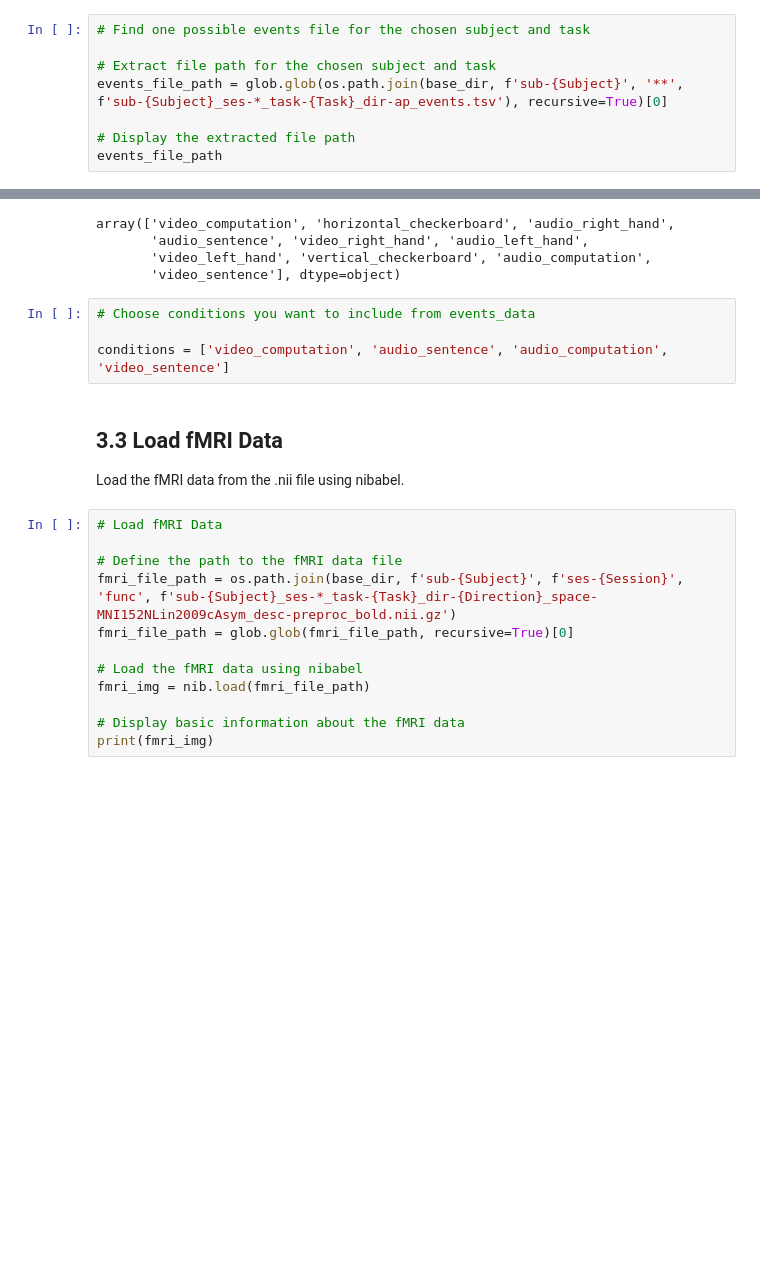
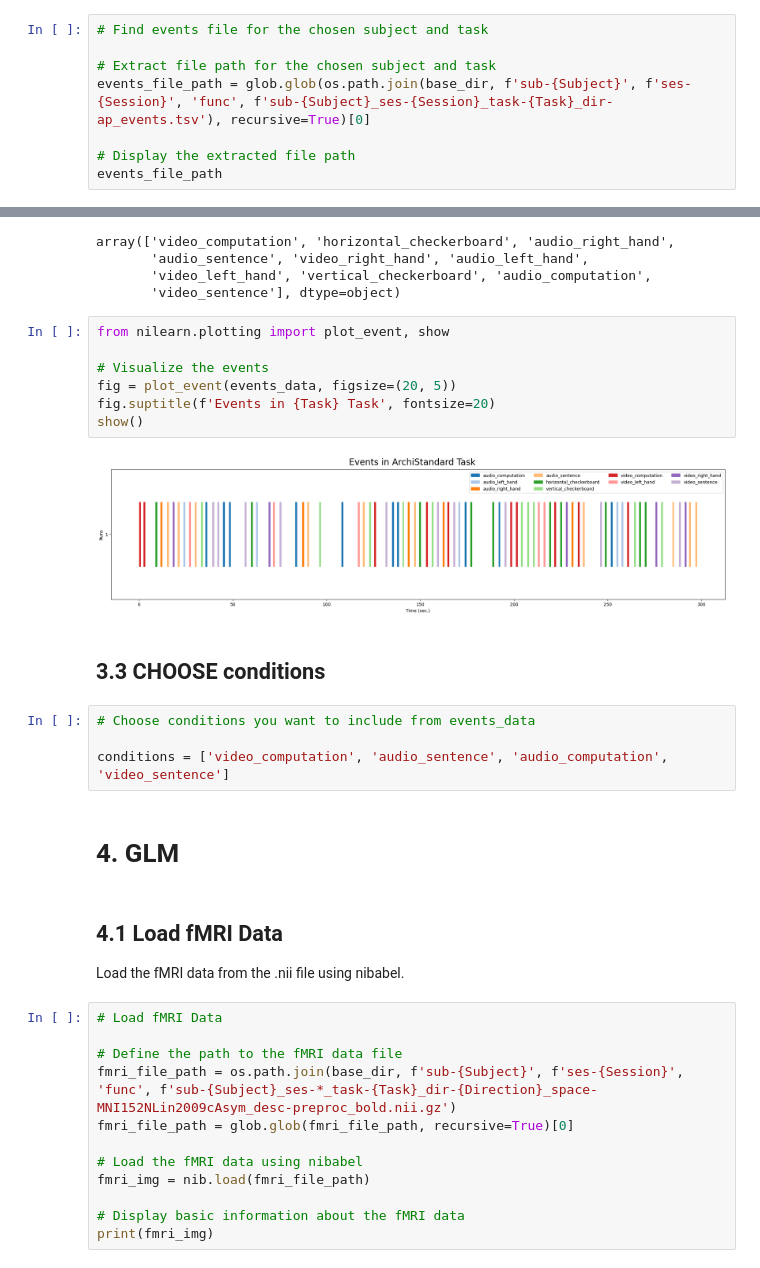
Before and after one commit to hannah1809/ibc_latent, a Jupyter notebook: First_GLM.ipynb, the cells around one changed output, grey strips where cells are left out. Saved outputs shown, nothing was run; the diff lists cells and outputs as text; blank space fills up the shorter version.

```diff
--- a/First_GLM.ipynb
+++ b/First_GLM.ipynb
@@ -158,10 +165,10 @@ task_overview
 | 6 | 8 | 1 | 00, 01 | 00, 01 | 00, 01 | 26.0 | 22.0 | 24, 25 | ... |
 7 rows × 74 columns
 # %%
-# Find one possible events file for the chosen subject and task
+# Find events file for the chosen subject and task
 
 # Extract file path for the chosen subject and task
-events_file_path = glob.glob(os.path.join(base_dir, f'sub-{Subject}', '**', f'sub-{Subject}_ses-*_task-{Task}_dir-ap_events.tsv'), recursive=True)[0]
+events_file_path = glob.glob(os.path.join(base_dir, f'sub-{Subject}', f'ses-{Session}', 'func', f'sub-{Subject}_ses-{Session}_task-{Task}_dir-ap_events.tsv'), recursive=True)[0]
 
 # Display the extracted file path
 events_file_path
@@ -225,12 +232,25 @@ array(['video_computation', 'horizontal_checkerboard', 'audio_right_hand',
        'audio_sentence', 'video_right_hand', 'audio_left_hand',
        'video_left_hand', 'vertical_checkerboard', 'audio_computation',
        'video_sentence'], dtype=object)
+# %%
+from nilearn.plotting import plot_event, show
+
+# Visualize the events
+fig = plot_event(events_data, figsize=(20, 5))
+fig.suptitle(f'Events in {Task} Task', fontsize=20)
+show()
+# %% [output]
+[figure, added]
+# %% [markdown]
+## 3.3 CHOOSE conditions
 # %%
 # Choose conditions you want to include from events_data
 
 conditions = ['video_computation', 'audio_sentence', 'audio_computation', 'video_sentence']
+# %% [markdown]
+# 4. GLM
 # %% [markdown]
-## 3.3 Load fMRI Data
+## 4.1 Load fMRI Data
 Load the fMRI data from the .nii file using nibabel.
 # %%
 # Load fMRI Data
```
Also changed, not shown: parts of 12 cells of this notebook.
